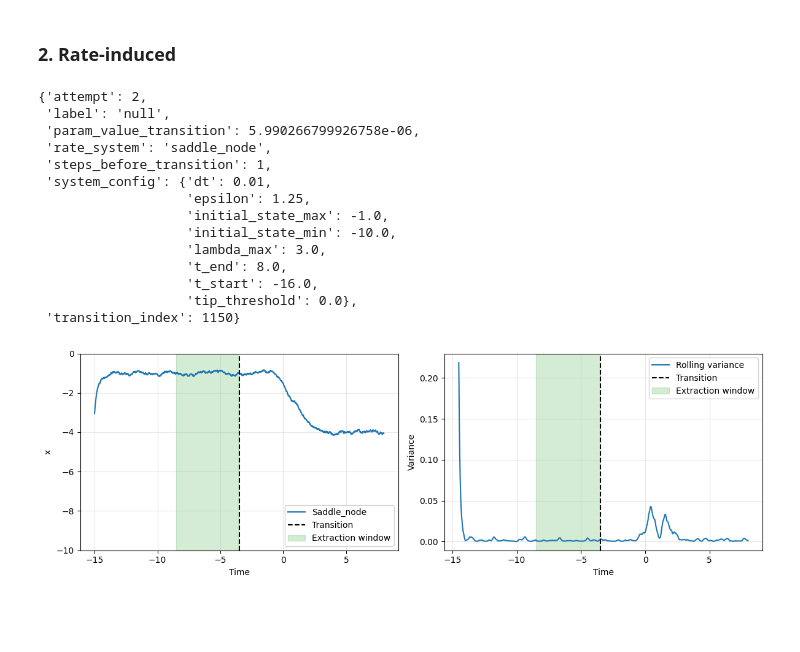
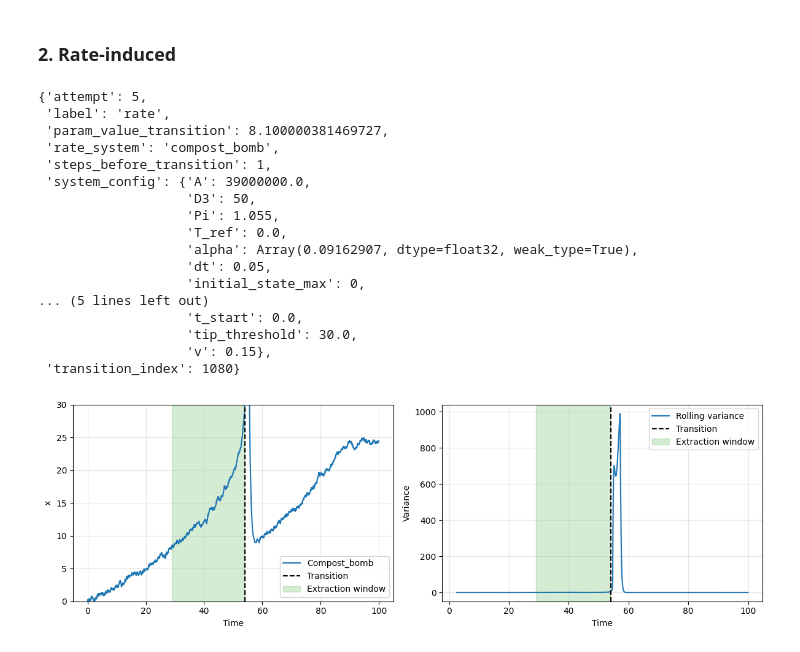
Before and after one commit to juannat7/tipbox, a Jupyter notebook: notebook/01_generate_data_pfn.ipynb, the cells around one changed output. Saved outputs shown, nothing was run; the diff lists cells and outputs as text; code cells hidden in the pictures; blank space fills up the shorter version.

Commit message:
add compost system

```diff
--- a/notebook/01_generate_data_pfn.ipynb
+++ b/notebook/01_generate_data_pfn.ipynb
@@ -163,25 +168,28 @@ full, part, info = generate.generate(
     num_timesteps=500,
     sigma_tilde=0.01,
     tipping_type='rate',
-    null_simulation=True,
+    null_simulation=False,
 )
 # %%
 pprint(info)
 # %% [output]
-{'attempt': 2,
- 'label': 'null',
- 'param_value_transition': 5.990266799926758e-06,
- 'rate_system': 'saddle_node',
+{'attempt': 5,
+ 'label': 'rate',
+ 'param_value_transition': 8.100000381469727,
+ 'rate_system': 'compost_bomb',
  'steps_before_transition': 1,
- 'system_config': {'dt': 0.01,
-                   'epsilon': 1.25,
-                   'initial_state_max': -1.0,
-                   'initial_state_min': -10.0,
-                   'lambda_max': 3.0,
-                   't_end': 8.0,
-                   't_start': -16.0,
-                   'tip_threshold': 0.0},
- 'transition_index': 1150}
+ 'system_config': {'A': 39000000.0,
+                   'D3': 50,
+                   'Pi': 1.055,
+                   'T_ref': 0.0,
+                   'alpha': Array(0.09162907, dtype=float32, weak_type=True),
+                   'dt': 0.05,
+                   'initial_state_max': 0,
+... (5 lines left out)
+                   't_start': 0.0,
+                   'tip_threshold': 30.0,
+                   'v': 0.15},
+ 'transition_index': 1080}
 # %%
 # Visualize the trajectory
 full_time = np.asarray(full.time)
@@ -202,34 +210,34 @@ def add_extraction_span(ax):
     )
 
 fig, axes = plt.subplots(1, 2, figsize=(12, 4))
 
 # Trajectory
-axes[0].plot(full_time, full_traj[:, 0], color="C0", label=f"{full.metadata.get('rate_system', 'unknown').capitalize()}")
+axes[0].plot(full_time, full_traj[:, 1], color="C0", label=f"{full.metadata.get('rate_system', 'unknown').capitalize()}")
 axes[0].axvline(transition_time, linestyle="--", color="black", label="Transition")
 add_extraction_span(axes[0])
 axes[0].set_xlabel("Time")
 axes[0].set_ylabel("x")
-axes[0].set_ylim(info['system_config']['initial_state_min'], info['system_config']['tip_threshold'])
+axes[0].set_ylim(full_traj[0,0], info['system_config']['tip_threshold'])
 axes[0].grid(True, alpha=0.3)
 axes[0].legend(loc="best")
 
 # Rolling variance
 window = 50
 rolling_var = np.array([
-    np.var(full_traj[max(0, i - window):i, 0])
+    np.var(full_traj[max(0, i - window):i, 1])
     for i in range(window, full_traj.shape[0])
 ])
 var_time = full_time[window:window + len(rolling_var)]
 
 axes[1].plot(var_time, rolling_var, color="C0", linewidth=1.5, label="Rolling variance")
 axes[1].axvline(transition_time, linestyle="--", color="black", label="Transition")
 add_extraction_span(axes[1])
 axes[1].set_xlabel("Time")
 axes[1].set_ylabel("Variance")
 axes[1].grid(True, alpha=0.3)
 axes[1].legend(loc="best")
 
 plt.tight_layout()
 plt.show()
 # %% [output]
-[figure, old version]
+[figure, new version]
```
Also changed, not shown: parts of 2 cells of this notebook, 2 other files.
